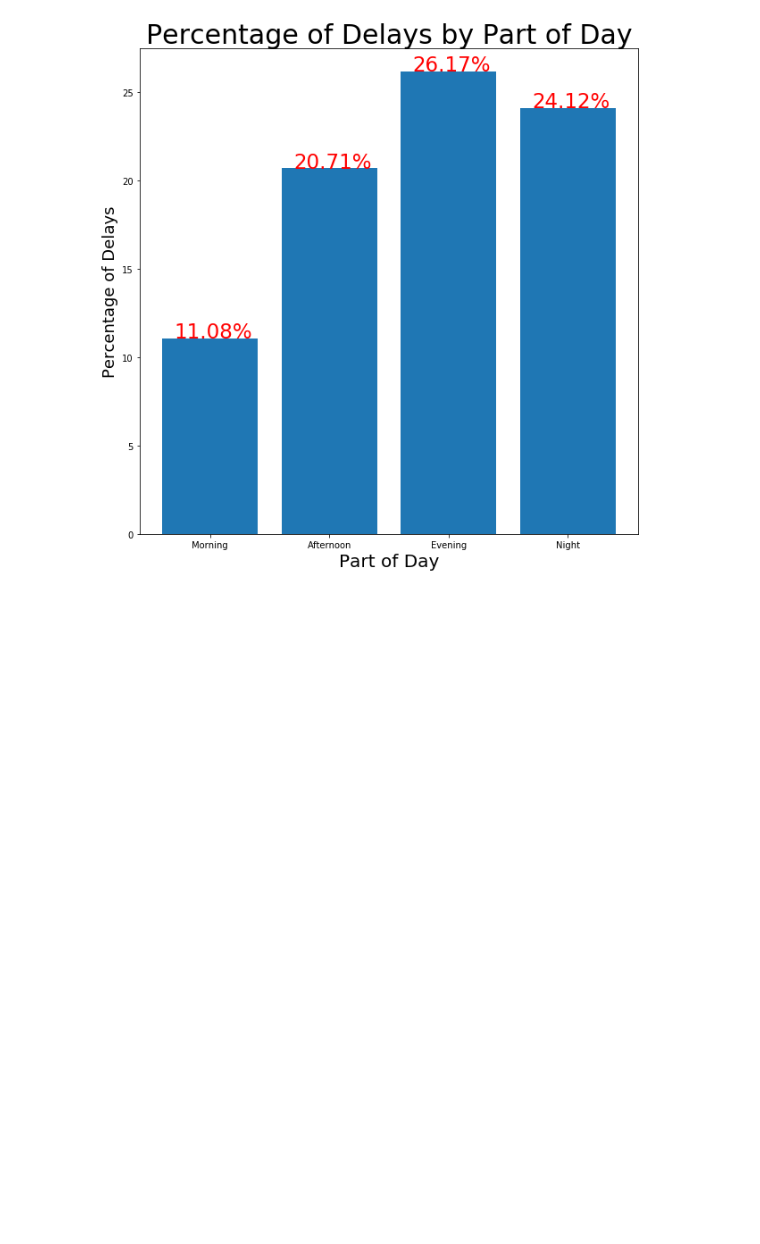
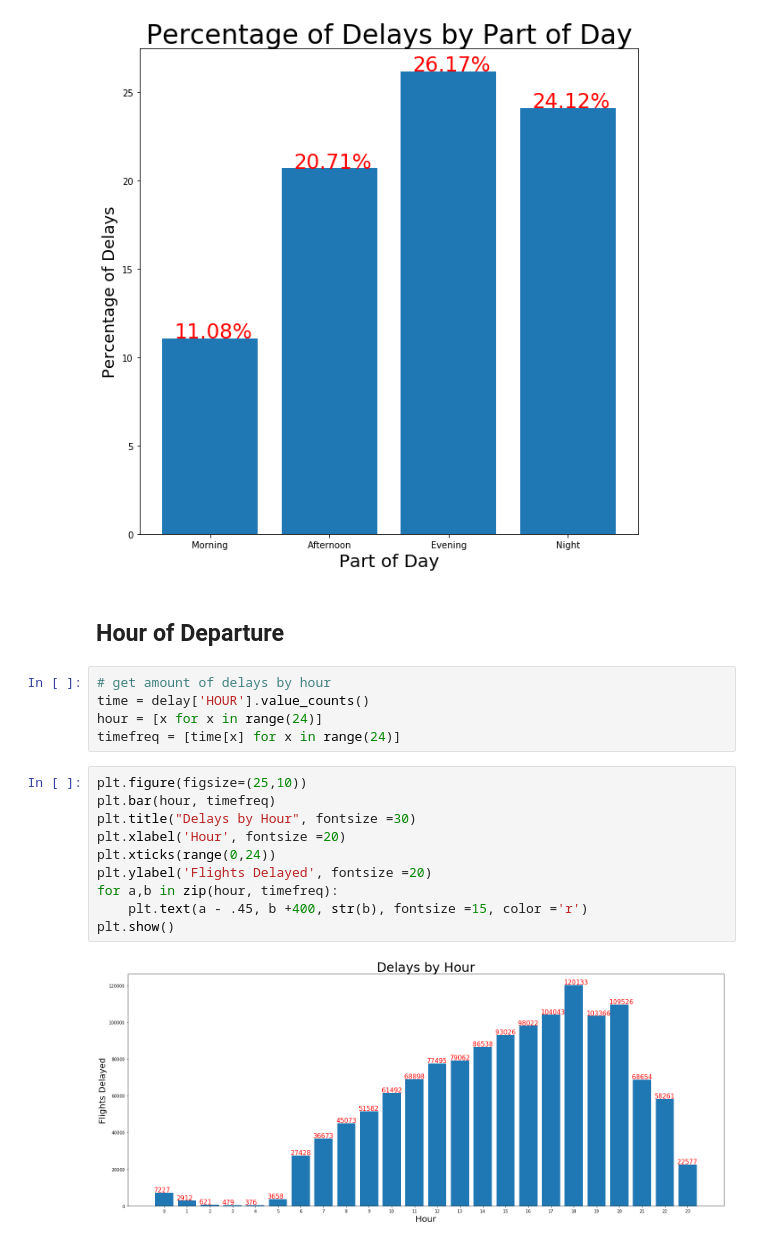
Before and after one commit to Arimorris/delays, a Jupyter notebook: visuals .ipynb, the cells around one changed output. Drawn from its saved outputs; the diff is of its cells as text; blank space fills up the shorter version.

Commit message:
hour info

```diff
--- a/visuals .ipynb
+++ b/visuals .ipynb
@@ -338,3 +338,22 @@ for a,b in zip(range(4), d_pct):
 plt.show()
 # %% [output]
 [figure]
+# %% [markdown]
+## Hour of Departure
+# %%
+# get amount of delays by hour
+time = delay['HOUR'].value_counts()
+hour = [x for x in range(24)]
+timefreq = [time[x] for x in range(24)]
+# %%
+plt.figure(figsize=(25,10))
+plt.bar(hour, timefreq)
+plt.title("Delays by Hour", fontsize =30)
+plt.xlabel('Hour', fontsize =20)
+plt.xticks(range(0,24))
+plt.ylabel('Flights Delayed', fontsize =20)
+for a,b in zip(hour, timefreq):
+    plt.text(a - .45, b +400, str(b), fontsize =15, color ='r')
+plt.show()
+# %% [output]
+[figure, added]
```
Also changed, not shown: parts of 2 cells of this notebook, 7 other files.
